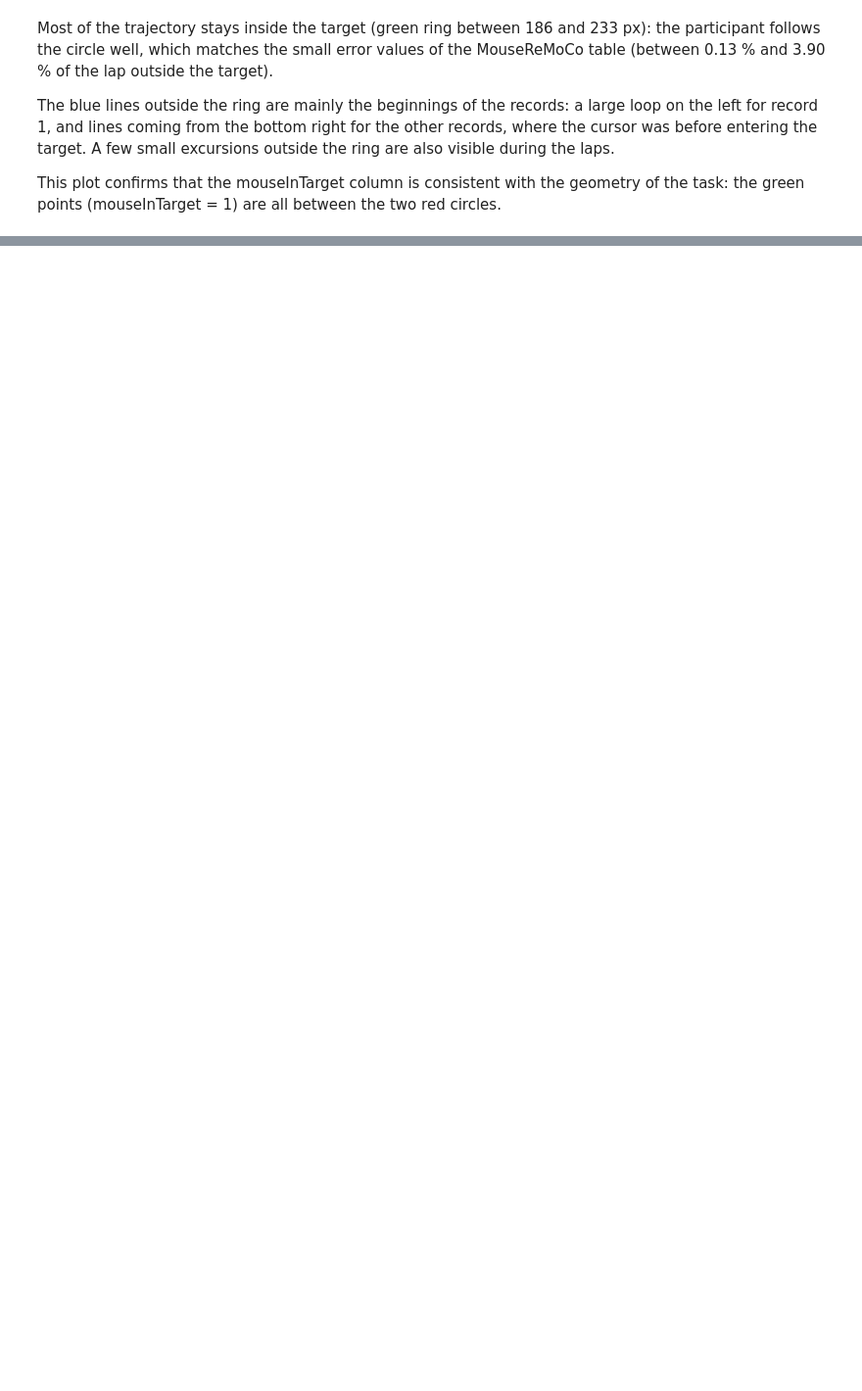
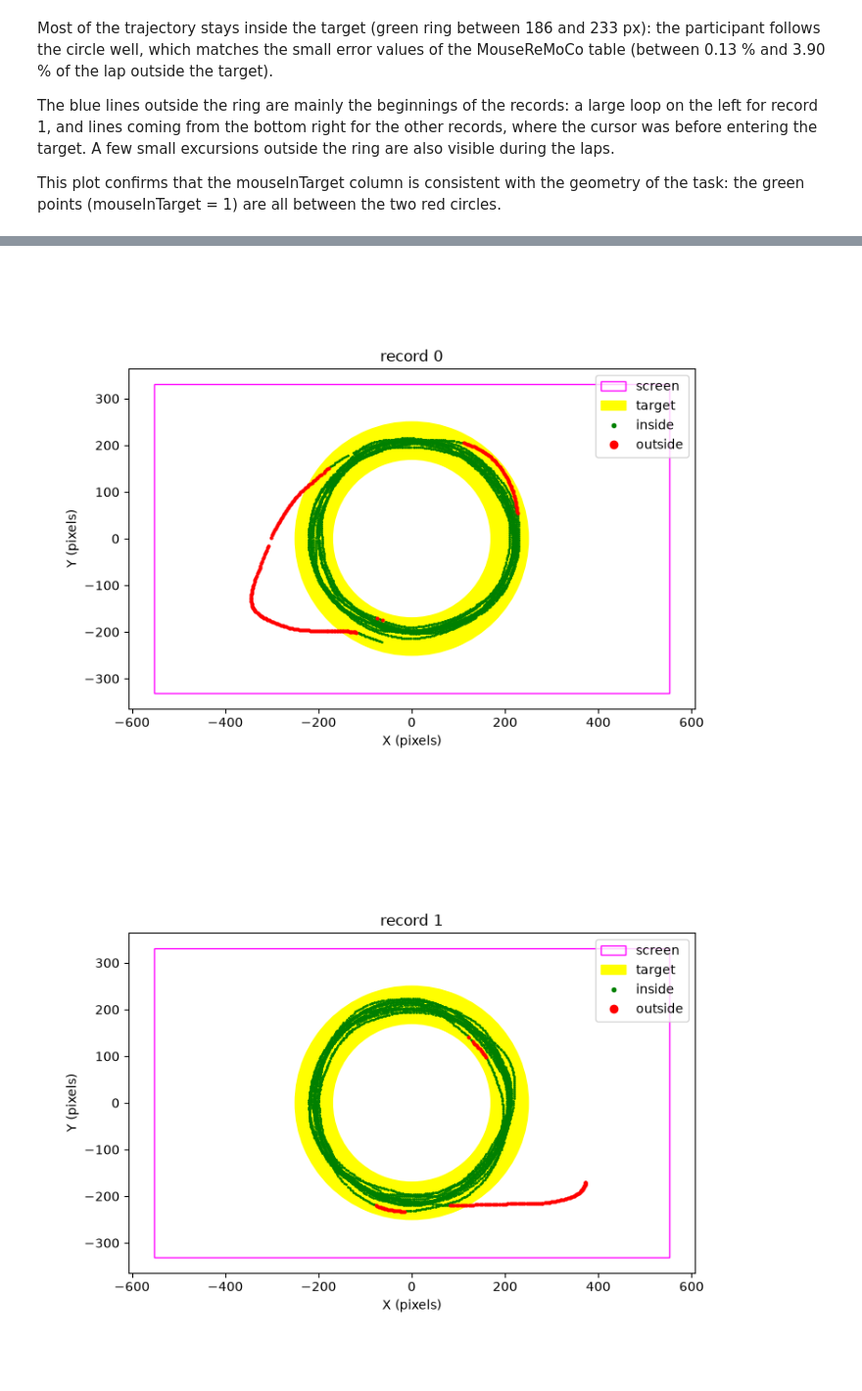
Before and after one commit to jeanne-le-roux-web/circular-task-analysis, a Jupyter notebook: notebooks/02_graphics.ipynb, the cells around one changed output, grey strips where cells are left out. Shown at 98% size. Saved outputs shown, nothing was run; the diff lists cells and outputs as text; code cells hidden in the pictures; blank space fills up the shorter version.

Commit message:
Plot trajectory
Plot trajectory of each record

```diff
--- a/notebooks/02_graphics.ipynb
+++ b/notebooks/02_graphics.ipynb
@@ -107,0 +115,46 @@ This plot confirms that the mouseInTarget column is consistent with the geometry
+# %%
+from matplotlib.patches import Wedge # for drawing the yellow target ring
+
+plt.close("all") # start from scratch each time the cell is run
+
+first_fig = 3 # number of the first figure of this task (Figure 3 to 7)
+
+# center of the circle, radii of the target and half-size of the screen (read from the header)
+cx, cy = params["centerX"], params["centerY"]
+r_int = params["internalRadius"] # 170 px
+r_ext = params["externalRadius"] # 250 px
+half_w = params["screenWidth"] / 2
+half_h = params["screenHeight"] / 2
+
+for i in range(n_records):
+    # centered coordinates: center of the circle = (0, 0), y axis pointing up
+    # (on the screen y points down, so we use center Y - y)
+    xi = x_trials[i] - cx
+    yi = cy - y_trials[i]
+    inside = in_target_trials[i] == 1 # True when the cursor is inside the target
+
+    fig, ax = plt.subplots(num=first_fig + i, figsize=(8, 6))
+
+    # screen (magenta rectangle)
+    ax.add_patch(Rectangle((-half_w, -half_h), 2 * half_w, 2 * half_h,
+                           fill=False, edgecolor="magenta", label="screen"))
+    # target ring (yellow), between the internal and external radius
+    ax.add_patch(Wedge((0, 0), r_ext, 0, 360, width=r_ext - r_int, # angle 0-360 to draw a full circle
+                       color="yellow", label="target"))
+
+    # points inside the target (small, green) and outside (bigger, red)
+    ax.plot(xi[inside], yi[inside], ".", color="green", markersize=2, label="inside")
+    ax.plot(xi[~inside], yi[~inside], ".", color="red", markersize=4, label="outside")
+
+    ax.set_aspect("equal") # same scale for x and y, so the circle is round
+    ax.autoscale_view() # automatically set the limits of the axes to fit the data
+    ax.set_title(f"record {i}")
+    ax.set_xlabel("X (pixels)")
+    ax.set_ylabel("Y (pixels)")
+
+    # legend of this figure (markerscale makes the small dots visible in the legend)
+    ax.legend(loc="upper right", markerscale=3)
+    plt.show()
+# %% [output]
+[figure, added]
+[figure, added]
```
Also changed, not shown: parts of 2 cells of this notebook.
